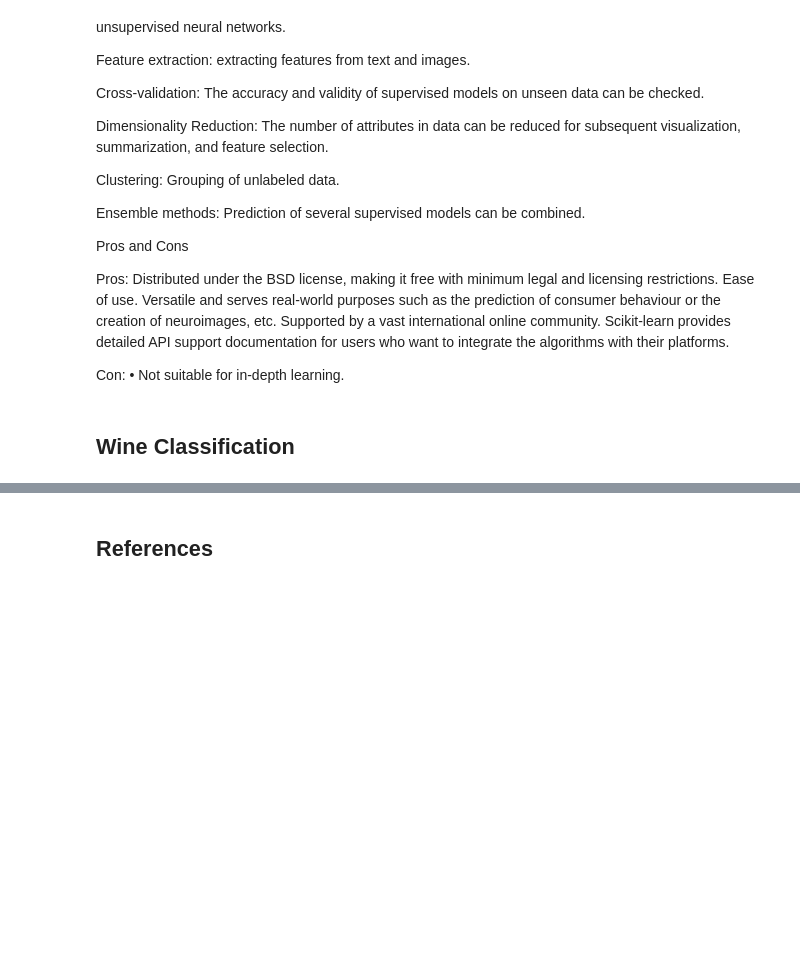
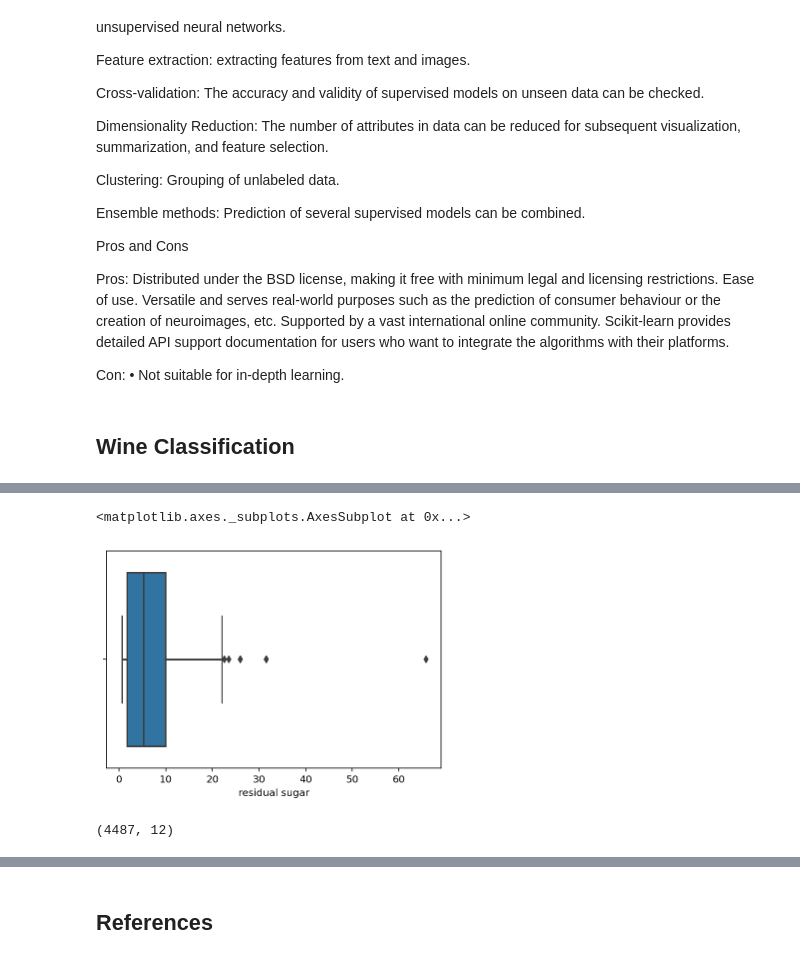
Before and after one commit to Munster2020/HDIP_CSDA_COMP08055, a Jupyter notebook: scikit-learn.ipynb, the cells around one changed output, grey strips where cells are left out. Drawn from its saved outputs; the diff is of its cells as text; code cells hidden in the pictures; blank space fills up the shorter version.

```diff
--- a/scikit-learn.ipynb
+++ b/scikit-learn.ipynb
@@ -68,4 +68,4 @@ from scipy import stats
 # Sets the backend of matplotlib to the 'inline' backend.
 %matplotlib inline
 # %%
-df = pd.read_csv('winequality-white.csv', delimiter=',')
+df = pd.read_csv('winequality-white.csv.csv', delimiter=';')
@@ -73,0 +144,11 @@ FileNotFoundError: [Errno 2] File winequality-white.csv does not exist: 'winequa
+# %%
+sns.boxplot(df['residual sugar'])
+# %% [output]
+<matplotlib.axes._subplots.AxesSubplot at 0x...>
+[figure, added]
+# %%
+z=np.abs(stats.zscore(df))
+df=df[(z<3).all(axis=1)]
+df.shape
+# %% [output]
+(4487, 12)
```
Also changed, not shown: parts of 11 cells of this notebook, 1 other file.
